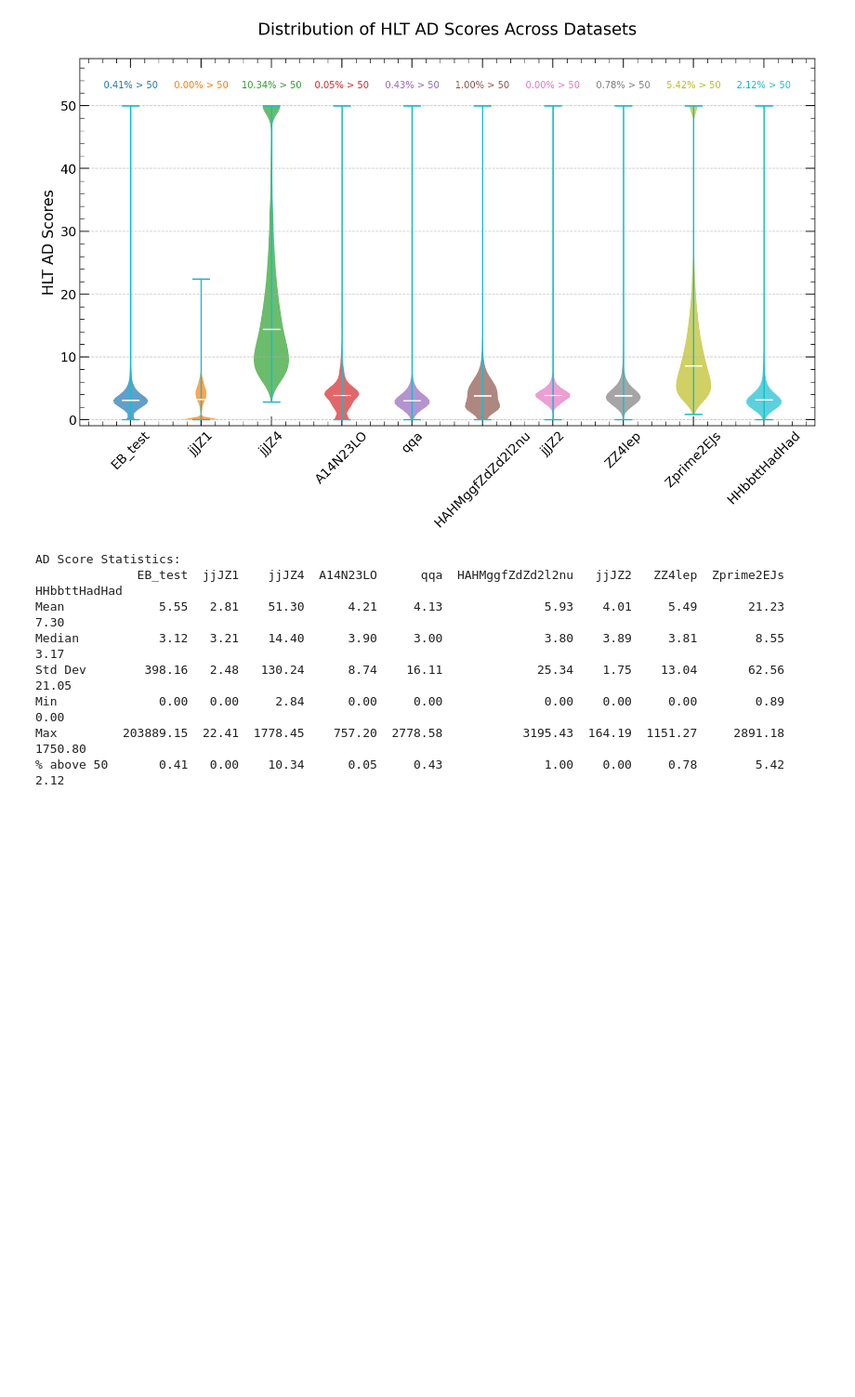
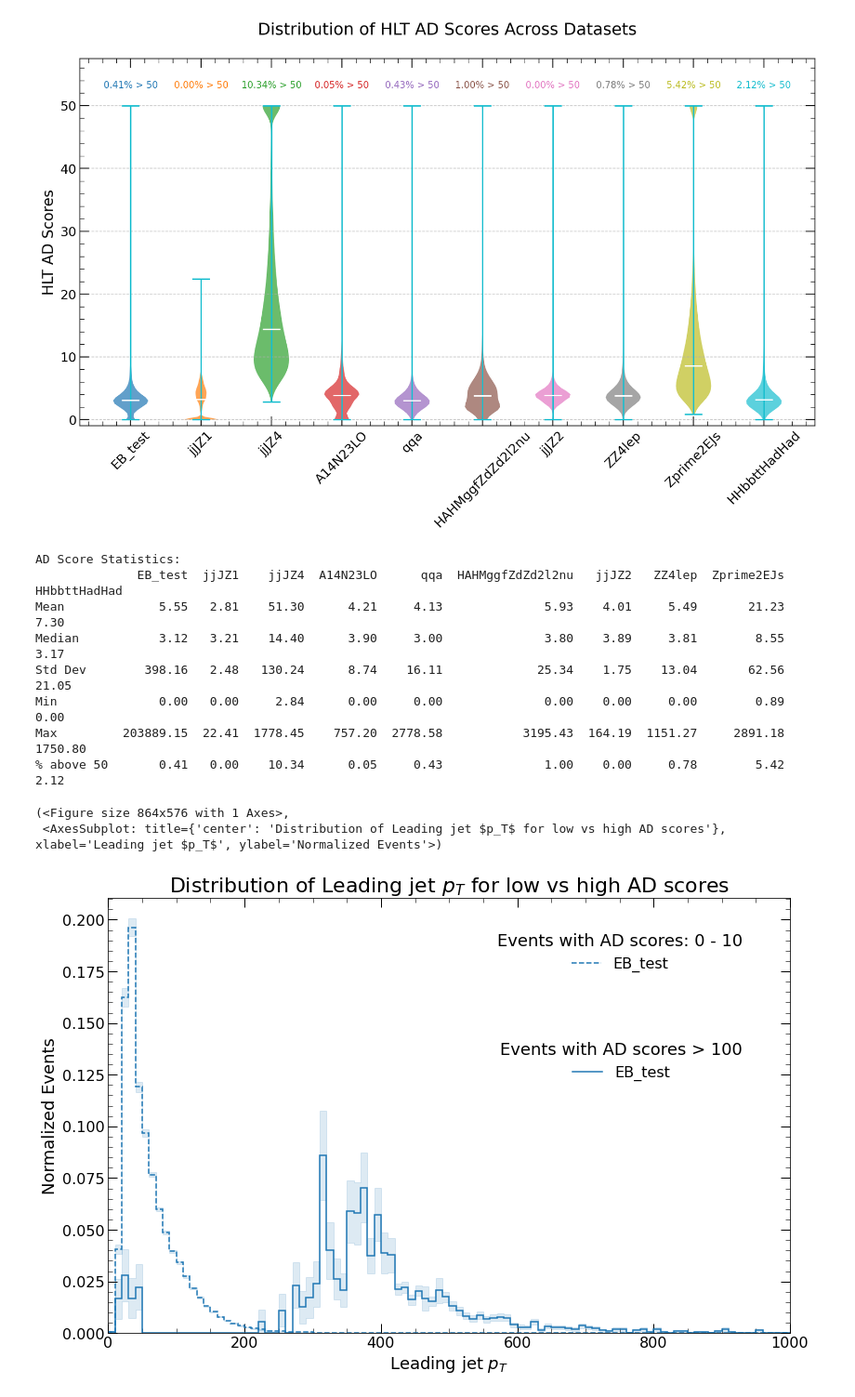
Before and after one commit to clairedavid/atlas_ad_hlt_studies, a Jupyter notebook: notebooks/HLTAD_plots_Claire_v01.ipynb, the cells around one changed output. Shown at 93% size. Drawn from its saved outputs; the diff is of its cells as text; code cells hidden in the pictures; blank space fills up the shorter version.

Commit message:
Macro pt vs AD ranges fixed

```diff
--- a/notebooks/HLTAD_plots_Claire_v01.ipynb
+++ b/notebooks/HLTAD_plots_Claire_v01.ipynb
@@ -194,3 +191,10 @@ Std Dev        398.16   2.48   130.24      8.74    16.11             25.34    1.
 Min              0.00   0.00     2.84      0.00     0.00              0.00    0.00     0.00        0.89          0.00
 Max         203889.15  22.41  1778.45    757.20  2778.58           3195.43  164.19  1151.27     2891.18       1750.80
 % above 50       0.41   0.00    10.34      0.05     0.43              1.00    0.00     0.78        5.42          2.12
+# %%
+#pu.overlay_variable_by_AD_range(dataframes, ['EB_test'], 'j0pt', 'Leading jet $p_T$', (0, 10), (100, 1e6), nbins=100, x_max=1000)
+pu.overlay_kin_variable_2_AD_ranges_errors(dataframes, ['EB_test'], 'j0pt', 'Leading jet $p_T$', (0, 10), (100, 1e6), nbins=100, x_max=1000)
+# %% [output]
+(<Figure size 864x576 with 1 Axes>,
+ <AxesSubplot: title={'center': 'Distribution of Leading jet $p_T$ for low vs high AD scores'}, xlabel='Leading jet $p_T$', ylabel='Normalized Events'>)
+[figure, added]
```
Also changed, not shown: parts of 8 cells of this notebook, 2 other files.
